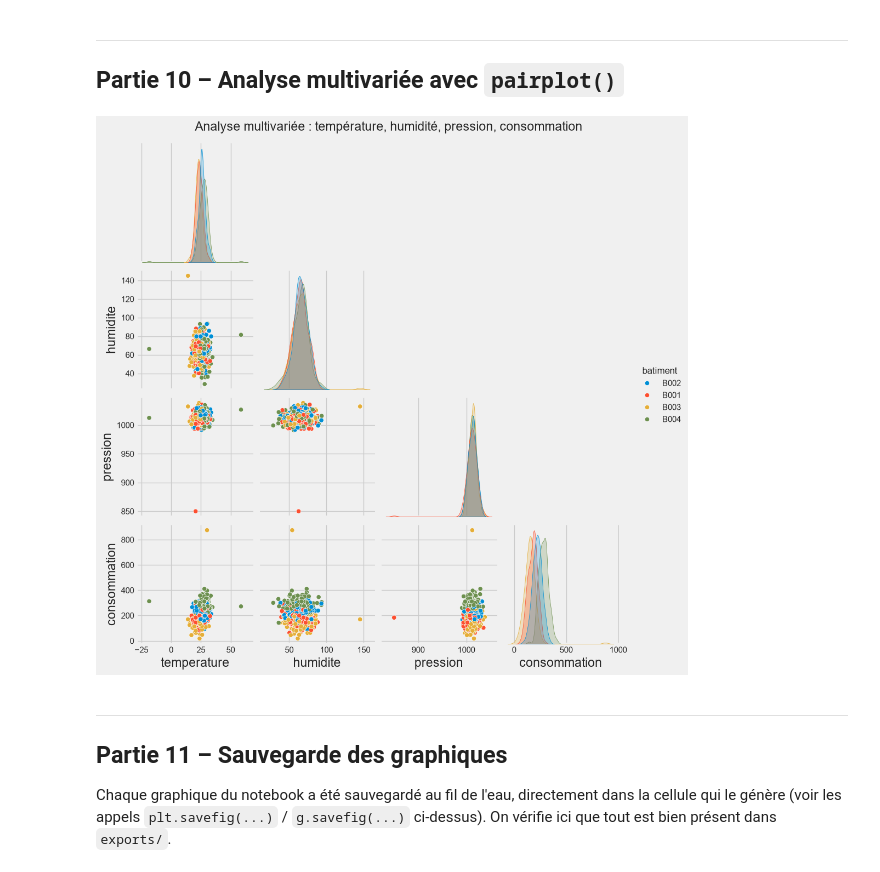
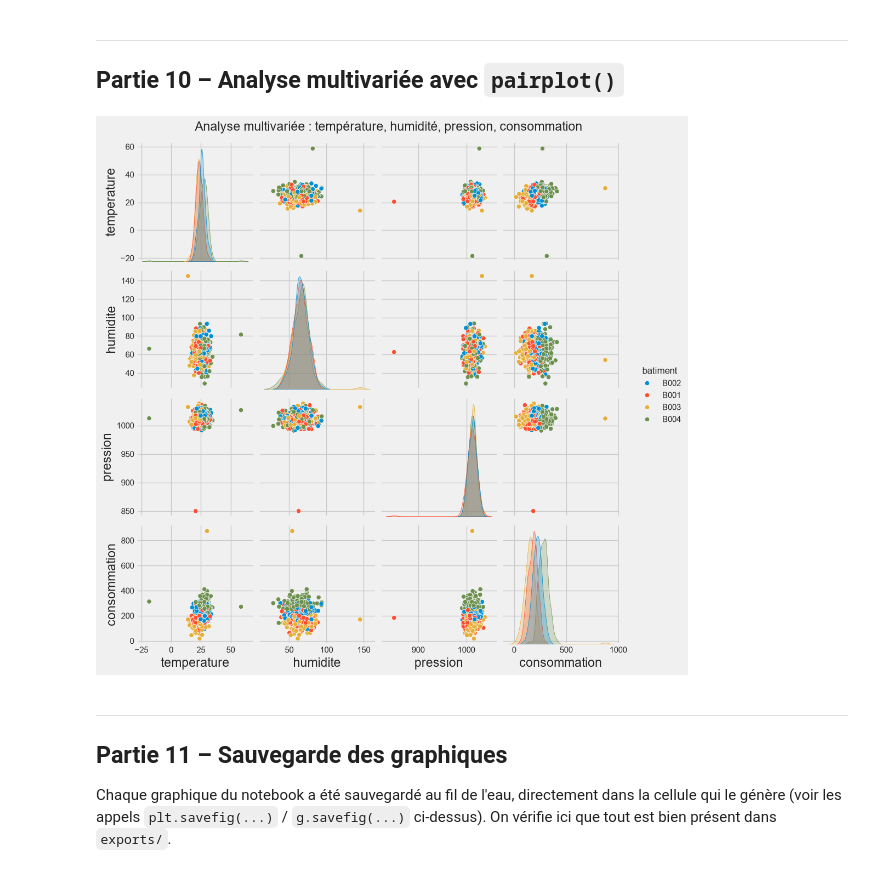
Before and after one commit to khadijagueye235/Atelier_seaborn, a Jupyter notebook: notebooks/atelier_seaborn_iot.ipynb, the cells around one changed output. Cells and saved outputs as stored; diff of their text form; code cells hidden in the pictures.

```diff
--- a/notebooks/atelier_seaborn_iot.ipynb
+++ b/notebooks/atelier_seaborn_iot.ipynb
@@ -457,12 +458,12 @@ Ces valeurs indiquent une absence totale de relation linéaire entre les deux va
 ## Partie 10 – Analyse multivariée avec `pairplot()`
 # %%
 
-g = sns.pairplot(df[colonnes_num + ["batiment"]], hue="batiment", corner=True)
+g = sns.pairplot(df[colonnes_num + ["batiment"]], hue="batiment")
 g.figure.suptitle("Analyse multivariée : température, humidité, pression, consommation", y=1.02)
 sauvegarder_grille(g, "pairplot_variables")
 plt.show()
 # %% [output]
-[figure, old version]
+[figure, new version]
 # %% [markdown]
 ---
 ## Partie 11 – Sauvegarde des graphiques
```
Also changed, not shown: parts of 3 cells of this notebook, 19 other files.
